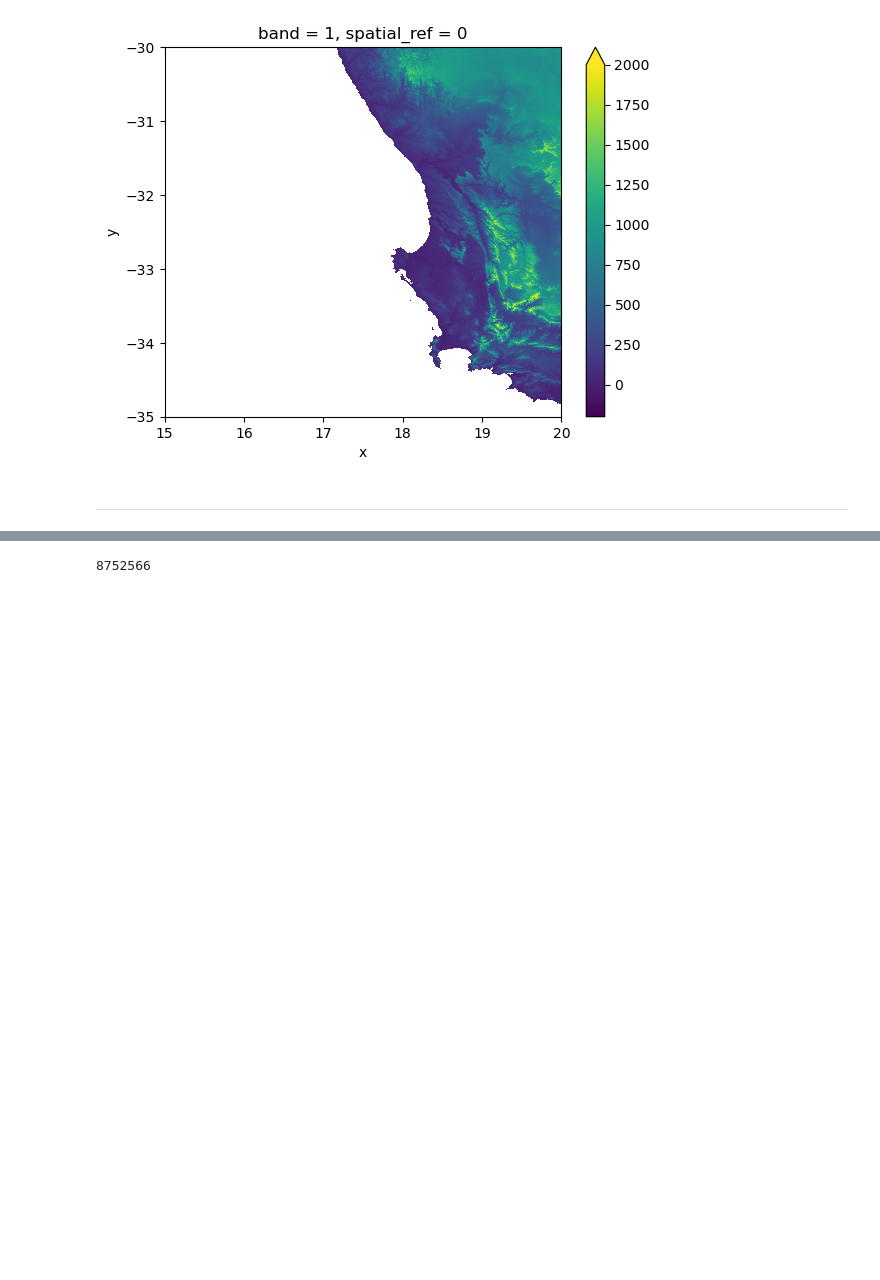
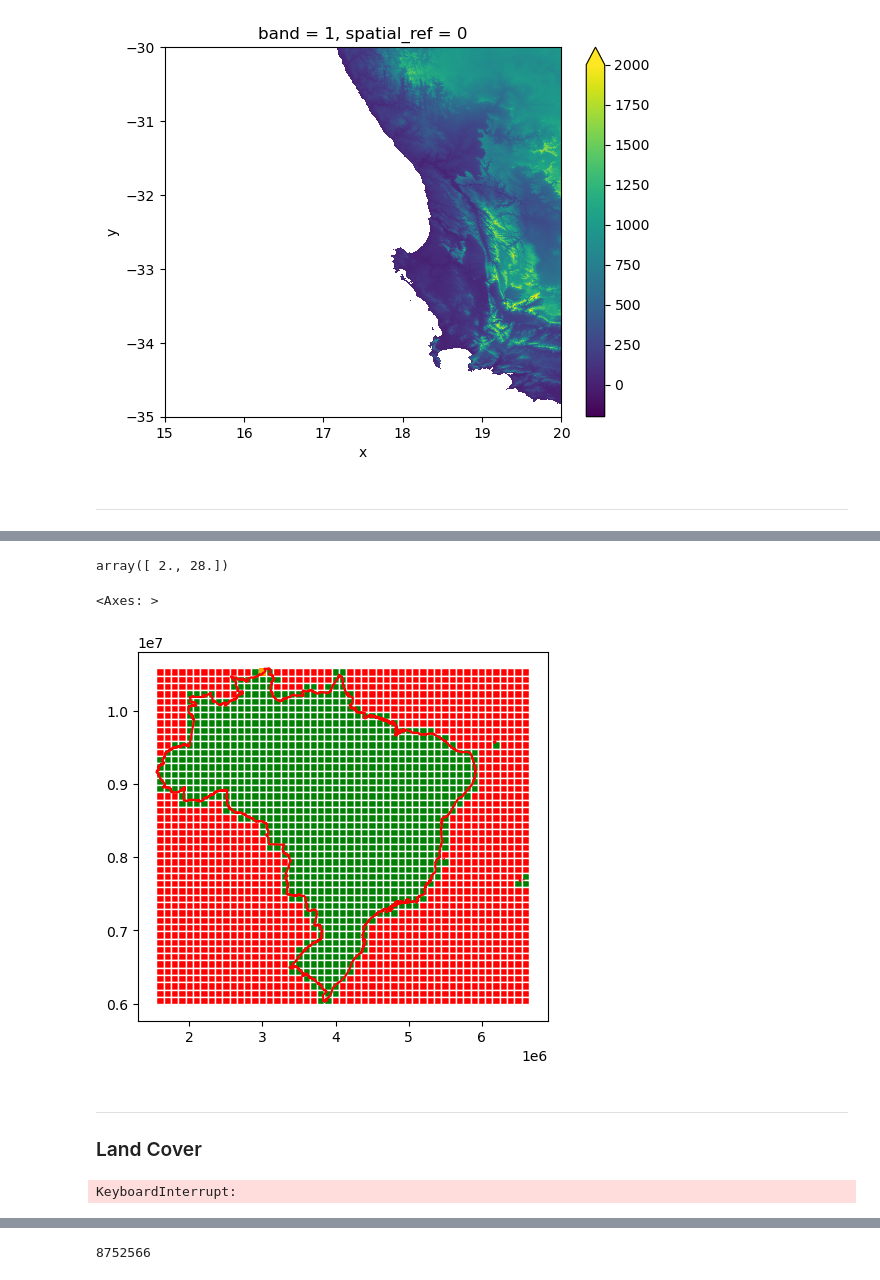
Before and after one commit to felixschulz385/Masterthesis, a Jupyter notebook: code/experiments/experiments.ipynb, the cells around one changed output, grey strips where cells are left out. Drawn from its saved outputs; the diff is of its cells as text; code cells hidden in the pictures; blank space fills up the shorter version.

Commit message:
Added grid cell preprocessing and experiments for land cover rasterization

```diff
--- a/code/experiments/experiments.ipynb
+++ b/code/experiments/experiments.ipynb
@@ -252,0 +270,42 @@ from geocube.api.core import make_geocube
+# %%
+def get_grid_no(filename):
+    return np.int32(re.findall(r"(\d{10})", filename)) / 3328
+
+get_grid_no("mapbiomas_2015_0000006656-0000093184.tif")
+# %% [output]
+array([ 2., 28.])
+# %%
+boundaries = gpd.read_file("/pfs/work7/workspace/scratch/tu_zxobe27-master_thesis/data/boundaries/gadm_410-BRA.geojson",
+                           engine = "pyogrio").to_crs(5641)
+# %%
+min_x = int(np.min(ex_empty.x.to_numpy()))
+max_x = int(boundaries.total_bounds[2])
+step_x = (30 * len(ex_empty.x))
+grid_cells_x = int(((max_x - min_x) // step_x)) + 2
+#
+min_y = int(boundaries.total_bounds[1])
+max_y = int(np.max(ex_empty.y.to_numpy())) + 30
+step_y = (30 * len(ex_empty.y))
+grid_cells_y = int((max_y - min_y) // step_y) + 2
+# %%
+xv, yv = np.meshgrid(np.array([min_x + i * step_x for i in range(grid_cells_x)]),
+                     np.array([max_y - i * step_y for i in range(grid_cells_y)]))
+# %%
+# create boxes from grid
+boxes = gpd.GeoDataFrame(dict(Row = np.repeat(range(len(xv) - 1), len(xv[0]) - 1),
+                              Column = np.tile(range(len(xv[0]) - 1), len(xv) - 1)),
+                         geometry = [shapely.box(xv[i, j], yv[i, j] - 30, xv[i, j + 1] - 30, yv[i + 1, j]) for i in range(len(xv) - 1) for j in range(len(xv[0]) - 1)],
+                         crs = 5641)
+
+boxes.reset_index(names = "CellID", inplace = True)
+
+boxes[["X", "Y"]] = pd.DataFrame(boxes.exterior.map(lambda x: [min(y) for y in x.xy]).to_list(), columns = ["x", "y"])
+
+boxes["Internal"] = boxes.intersects(boundaries.geometry.iloc[0])
+# %%
+ax = boxes.plot(edgecolor="white", color = boxes.Internal.map({True: "green", False: "red"}))
+boundaries.boundary.plot(ax = ax, color = "red")
+boxes.iloc[[14]].plot(ax = ax, color = "orange")
+# %% [output]
+<Axes: >
+[figure, added]
@@ -252,0 +321,4 @@ from geocube.api.core import make_geocube
+# %% [markdown]
+---
+
+### Land Cover
@@ -252,0 +353,26 @@ from geocube.api.core import make_geocube
+# %%
+# vectorize land cover grid-wise
+for i in tqdm(range(len(grid_data))):
+    # get grid cell
+    cell = grid_data.iloc[[i]]
+    # get land cover data
+    lc_data = lc.loc[lc.intersects(cell.geometry.iloc[0]), :]
+
+    bbox = gpd.GeoSeries(shapely.geometry.box(*cell.total_bounds), crs="EPSG:5641")
+    geom = bbox.__geo_interface__["features"][0]["geometry"]
+    geom["crs"] = {"properties": {"name": "EPSG:5641"}}
+
+    # create xarray
+    lc_xr = make_geocube(
+        vector_data = lc_data,
+        measurements = [f"USO{t}" for t in [2000, 2010, 2012, 2014, 2016, 2018, 2020]],
+        output_crs = "EPSG:5641",
+        fill = -1,
+        geom = geom,
+        align = (0, 0),
+        resolution = [-30, 30]
+    )
+    # save to file
+    lc_xr.rio.to_raster(f"/pfs/work7/workspace/scratch/tu_zxobe27-master_thesis/data/land_cover/grid/ibge_{cell.CellID.iloc[0]}.tif")
+# %% [output]
+KeyboardInterrupt:
```
Also changed, not shown: parts of 19 cells of this notebook, 4 other files.
